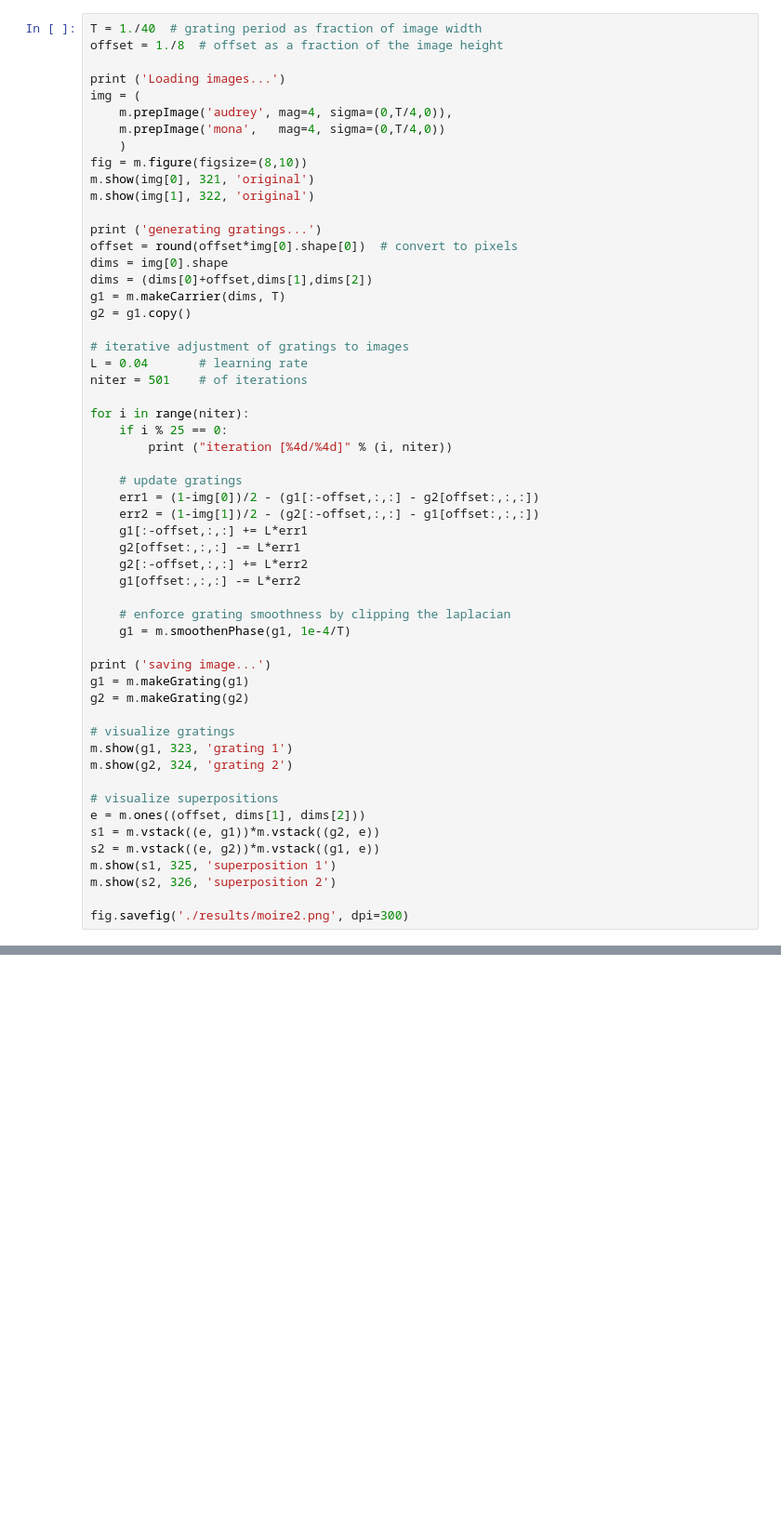
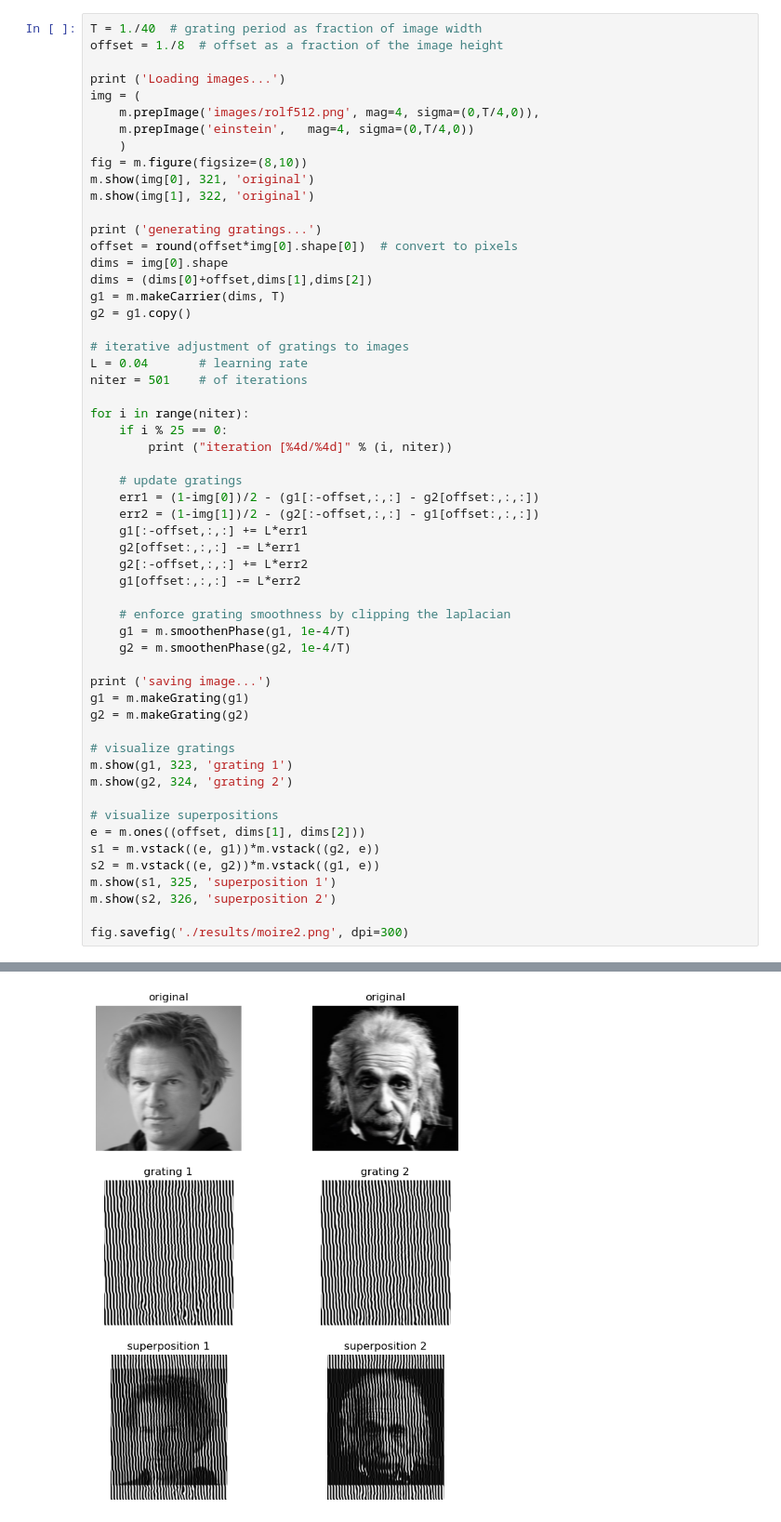
Before and after one commit to RolfHut/targetedmoire, a Jupyter notebook: targetedMoire.ipynb, the cells around one changed output, grey strips where cells are left out. Shown at 93% size. Saved outputs shown, nothing was run; the diff lists cells and outputs as text; blank space fills up the shorter version.

Commit message:
added own image

```diff
--- a/targetedMoire.ipynb
+++ b/targetedMoire.ipynb
@@ -42,8 +37,8 @@ offset = 1./8  # offset as a fraction of the image height
 
 print ('Loading images...')
 img = (
-    m.prepImage('audrey', mag=4, sigma=(0,T/4,0)),
-    m.prepImage('mona',   mag=4, sigma=(0,T/4,0))
+    m.prepImage('images/rolf512.png', mag=4, sigma=(0,T/4,0)),
+    m.prepImage('einstein',   mag=4, sigma=(0,T/4,0))
     )
 fig = m.figure(figsize=(8,10))
 m.show(img[0], 321, 'original')
@@ -74,6 +69,7 @@ for i in range(niter):
 
     # enforce grating smoothness by clipping the laplacian
     g1 = m.smoothenPhase(g1, 1e-4/T)
+    g2 = m.smoothenPhase(g2, 1e-4/T)
 
 print ('saving image...')
 g1 = m.makeGrating(g1)
@@ -91,3 +87,4 @@ m.show(s1, 325, 'superposition 1')
 m.show(s2, 326, 'superposition 2')
 
 fig.savefig('./results/moire2.png', dpi=300)
+# %% [output]
@@ -94,3 +110,4 @@ fig.savefig('./results/moire2.png', dpi=300)
+[figure, added]
 # %%
 T = 1./40        # grating period
 offset = 1./8    # superposition offset
```
Also changed, not shown: parts of 3 cells of this notebook, 2 other files.
